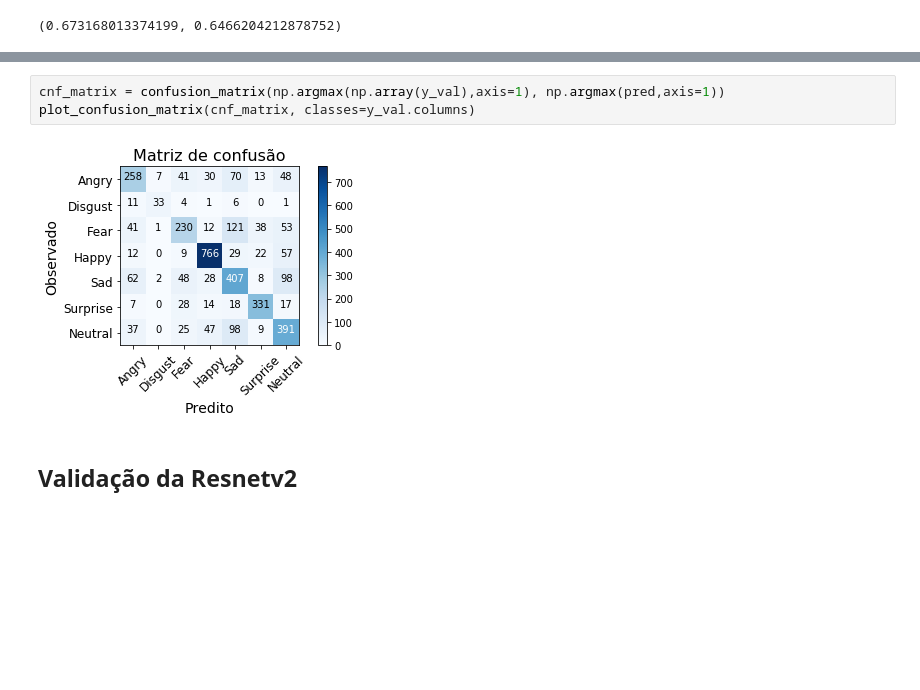
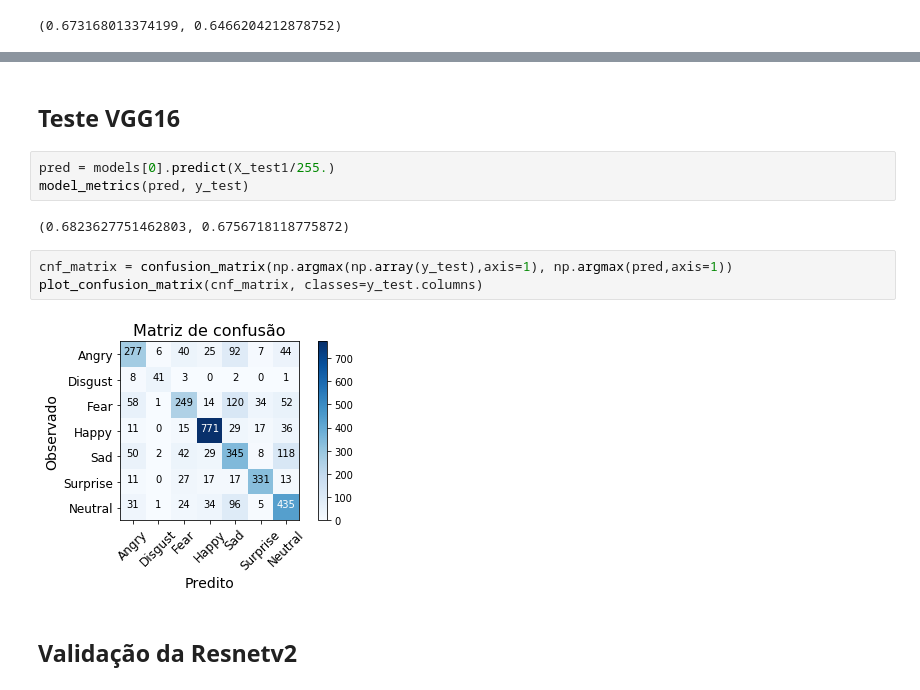
Before and after one commit to gustavu92/mo444a-final, a Jupyter notebook: original_data/summary_and_ensemble.ipynb, the cells around one changed output, grey strips where cells are left out. Drawn from its saved outputs; the diff is of its cells as text; blank space fills up the shorter version.

```diff
--- a/original_data/summary_and_ensemble.ipynb
+++ b/original_data/summary_and_ensemble.ipynb
@@ -218,8 +224,15 @@ model_metrics(pred, y_val)
+# %% [markdown]
+## Teste VGG16
+# %%
+pred = models[0].predict(X_test1/255.)
+model_metrics(pred, y_test)
+# %% [output]
+(0.6823627751462803, 0.6756718118775872)
 # %%
-cnf_matrix = confusion_matrix(np.argmax(np.array(y_val),axis=1), np.argmax(pred,axis=1))
-plot_confusion_matrix(cnf_matrix, classes=y_val.columns)
+cnf_matrix = confusion_matrix(np.argmax(np.array(y_test),axis=1), np.argmax(pred,axis=1))
+plot_confusion_matrix(cnf_matrix, classes=y_test.columns)
 # %% [output]
-[figure, old version]
+[figure, new version]
 # %% [markdown]
 ## Validação da Resnetv2
 # %%
```
Also changed, not shown: parts of 3 cells of this notebook, 1 other file.
